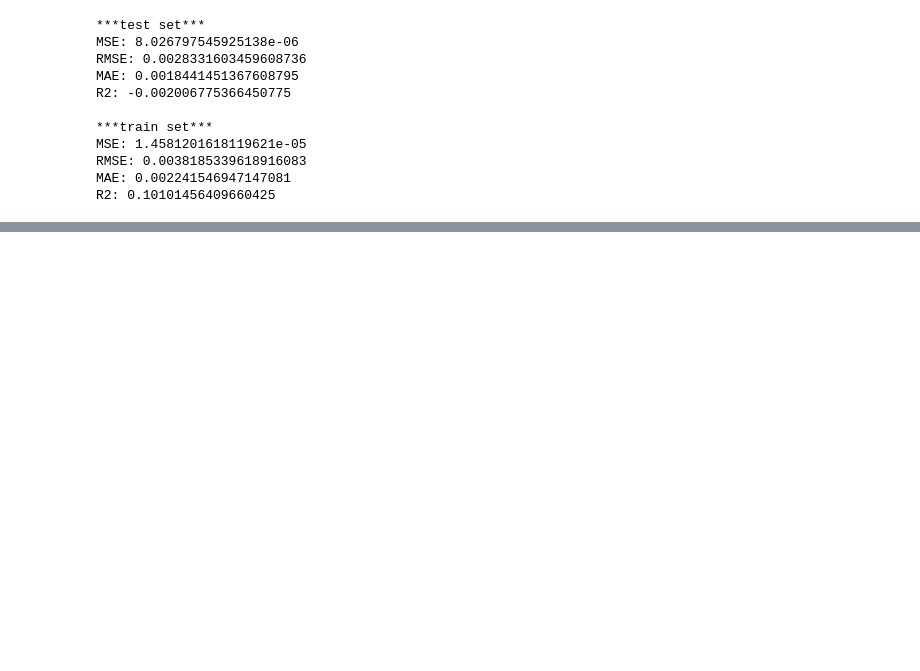
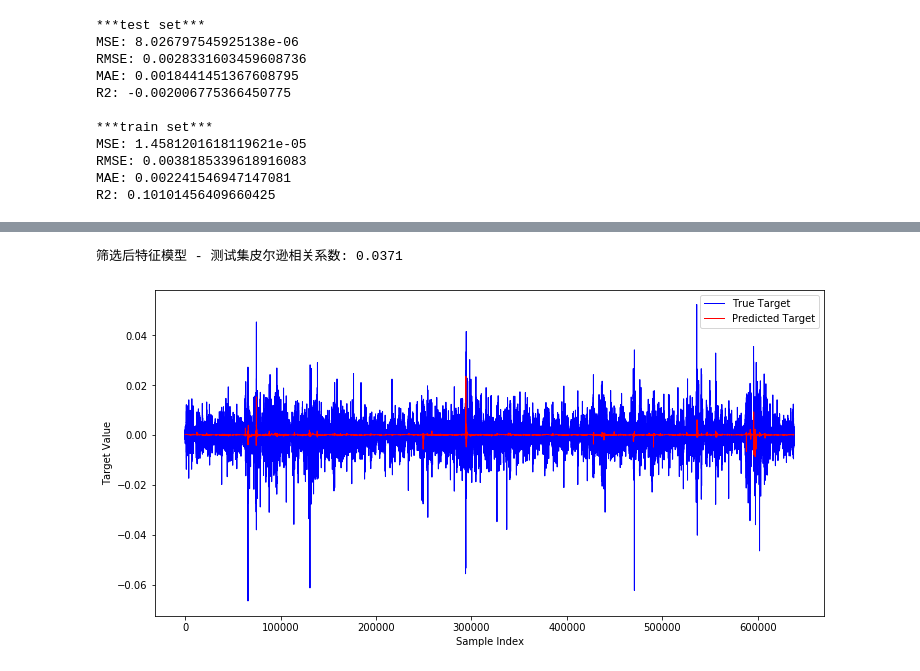
Before and after one commit to Alfafa0702/Vnpy_HFTrading, a Jupyter notebook: LGBM.ipynb, the cells around one changed output, grey strips where cells are left out. Saved outputs shown, nothing was run; the diff lists cells and outputs as text; code cells hidden in the pictures; blank space fills up the shorter version.

```diff
--- a/LGBM.ipynb
+++ b/LGBM.ipynb
@@ -561,0 +636,14 @@ R2: 0.10101456409660425
+# %%
+#剔除掉主动买入相关特征，加入feature10
+if 'feature23' in selected_features:
+    selected_features.remove('feature23')
+
+if 'feature10' not in selected_features:
+    selected_features.append('feature10')
+# %%
+#重新训练模型
+X_train_selected = X_train[selected_features]
+X_test_selected = X_test[selected_features]
+
+model_selected = LGBMRegressor(n_jobs=1)
+model_selected.fit(X_train_selected, y_train)
@@ -561,0 +658,19 @@ R2: 0.10101456409660425
+# %%
+#测试集表现 - 使用筛选后特征的模型
+y_pred_selected = model_selected.predict(X_test_selected)
+y_test_values = y_test.values
+corr, _ = pearsonr(y_test_values, y_pred_selected)
+print(f"筛选后特征模型 - 测试集皮尔逊相关系数: {corr:.4f}")
+
+
+%matplotlib inline
+plt.figure(figsize=(12, 6))
+plt.plot(y_test_values, label='True Target', color='blue', linewidth=1)
+plt.plot(y_pred_selected, label='Predicted Target', color='red', linewidth=1)
+plt.xlabel('Sample Index')
+plt.ylabel('Target Value')
+plt.legend()
+plt.show()
+# %% [output]
+筛选后特征模型 - 测试集皮尔逊相关系数: 0.0371
+[figure, added]
```
Also changed, not shown: parts of 8 cells of this notebook.
